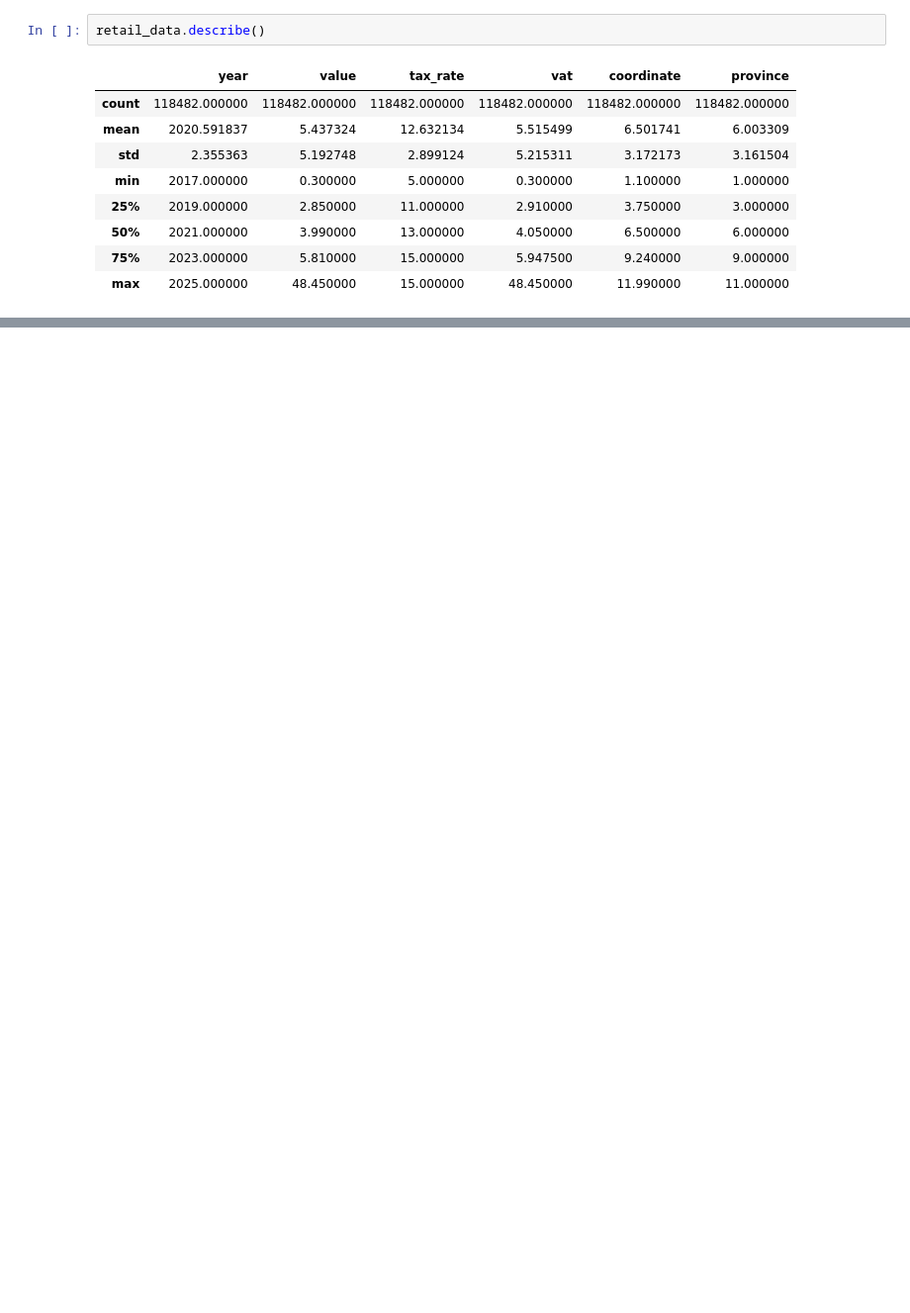
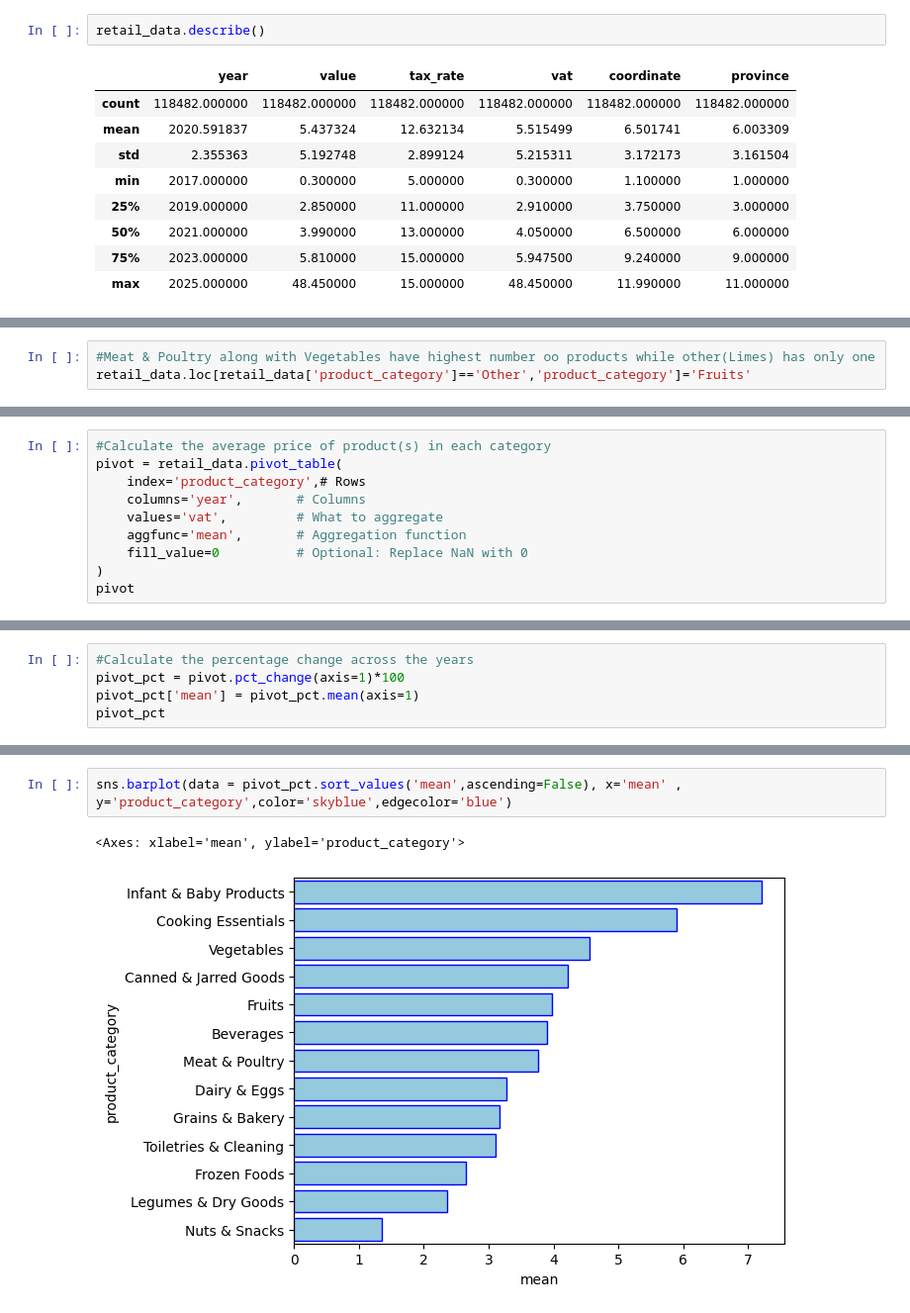
Before and after one commit to Arsh0212/Data-Analysis, a Jupyter notebook: Retail-Data-Analysis/RETAIL_DATA.ipynb, the cells around one changed output, grey strips where cells are left out. Shown at 99% size. Saved outputs shown, nothing was run; the diff lists cells and outputs as text; blank space fills up the shorter version.

```diff
--- a/Retail-Data-Analysis/RETAIL_DATA.ipynb
+++ b/Retail-Data-Analysis/RETAIL_DATA.ipynb
@@ -88,0 +98,3 @@ Name: product, Length: 105, dtype: int64
+# %%
+#Meat & Poultry along with Vegetables have highest number oo products while other(Limes) has only one
+retail_data.loc[retail_data['product_category']=='Other','product_category']='Fruits'
@@ -127,0 +145,10 @@ plt.grid(True)
+# %%
+#Calculate the average price of product(s) in each category
+pivot = retail_data.pivot_table(
+    index='product_category',# Rows
+    columns='year',       # Columns
+    values='vat',         # What to aggregate
+    aggfunc='mean',       # Aggregation function
+    fill_value=0          # Optional: Replace NaN with 0
+)
+pivot
@@ -127,0 +171,5 @@ plt.grid(True)
+# %%
+#Calculate the percentage change across the years
+pivot_pct = pivot.pct_change(axis=1)*100
+pivot_pct['mean'] = pivot_pct.mean(axis=1)
+pivot_pct
@@ -127,0 +192,5 @@ plt.grid(True)
+# %%
+sns.barplot(data = pivot_pct.sort_values('mean',ascending=False), x='mean' , y='product_category',color='skyblue',edgecolor='blue')
+# %% [output]
+<Axes: xlabel='mean', ylabel='product_category'>
+[figure, added]
```
Also changed, not shown: parts of 26 cells of this notebook.
